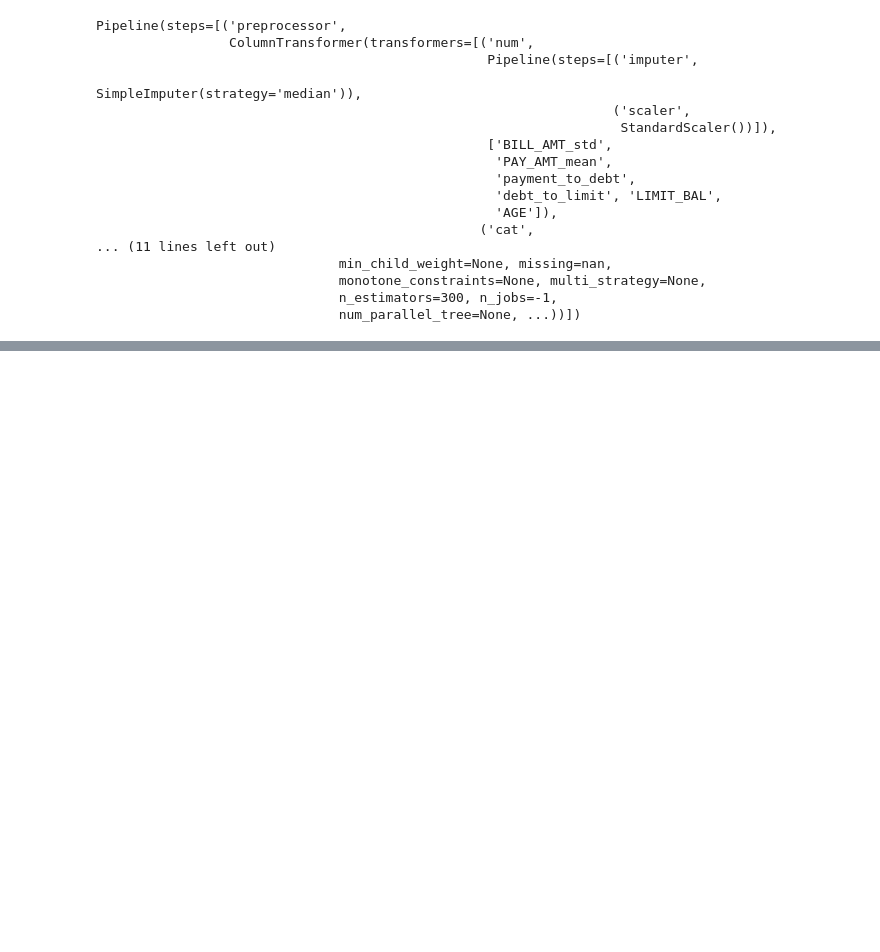
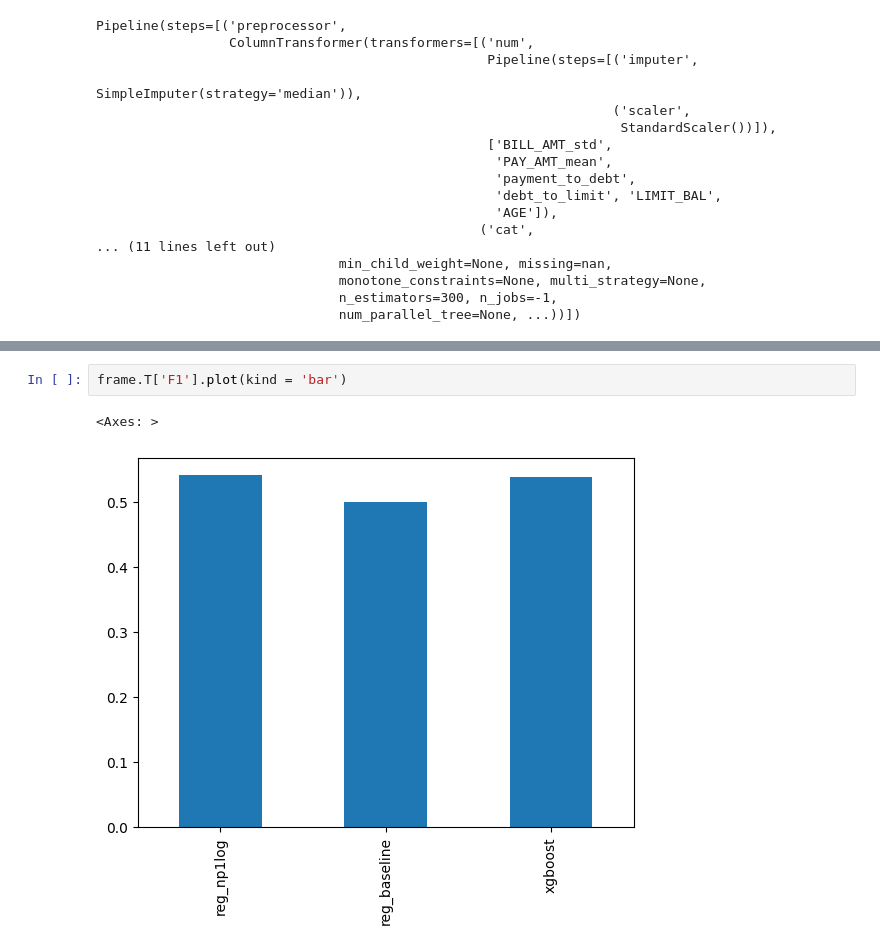
Before and after one commit to Groltjor/DCCCML, a Jupyter notebook: Notebooks/04_model_evaluation.ipynb, the cells around one changed output, grey strips where cells are left out. Cells and saved outputs as stored; diff of their text form; blank space fills up the shorter version.

```diff
--- a/Notebooks/04_model_evaluation.ipynb
+++ b/Notebooks/04_model_evaluation.ipynb
@@ -189,0 +199,5 @@ plt.show()
+# %%
+frame.T['F1'].plot(kind = 'bar')
+# %% [output]
+<Axes: >
+[figure, added]
```
Also changed, not shown: parts of 4 cells of this notebook.
